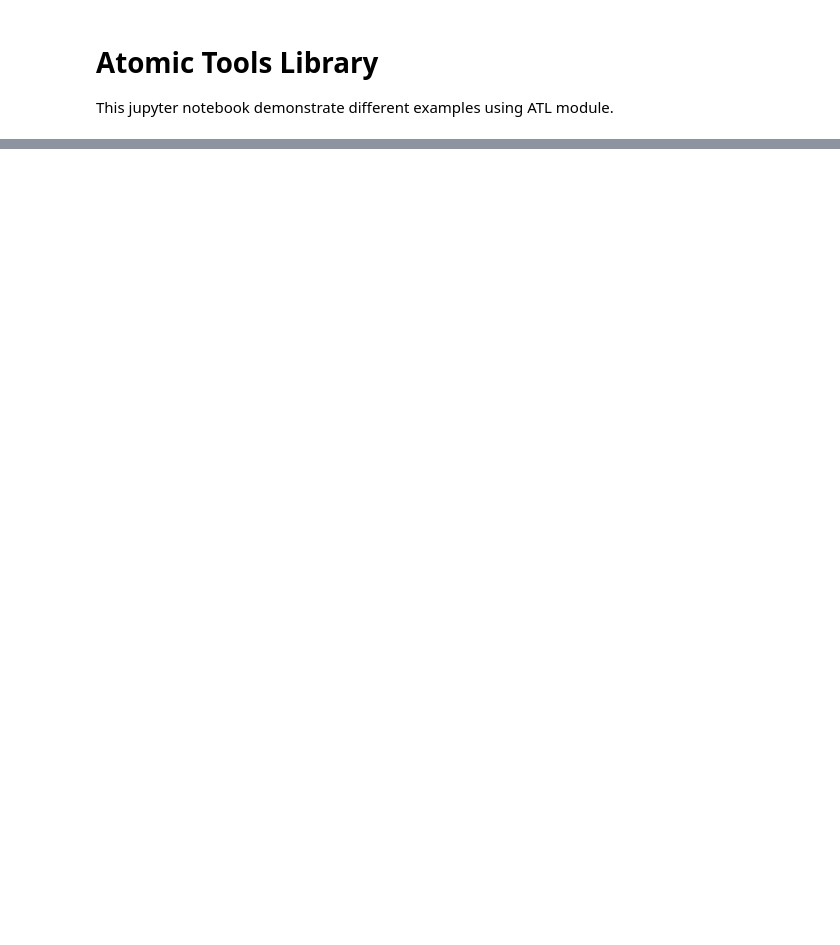
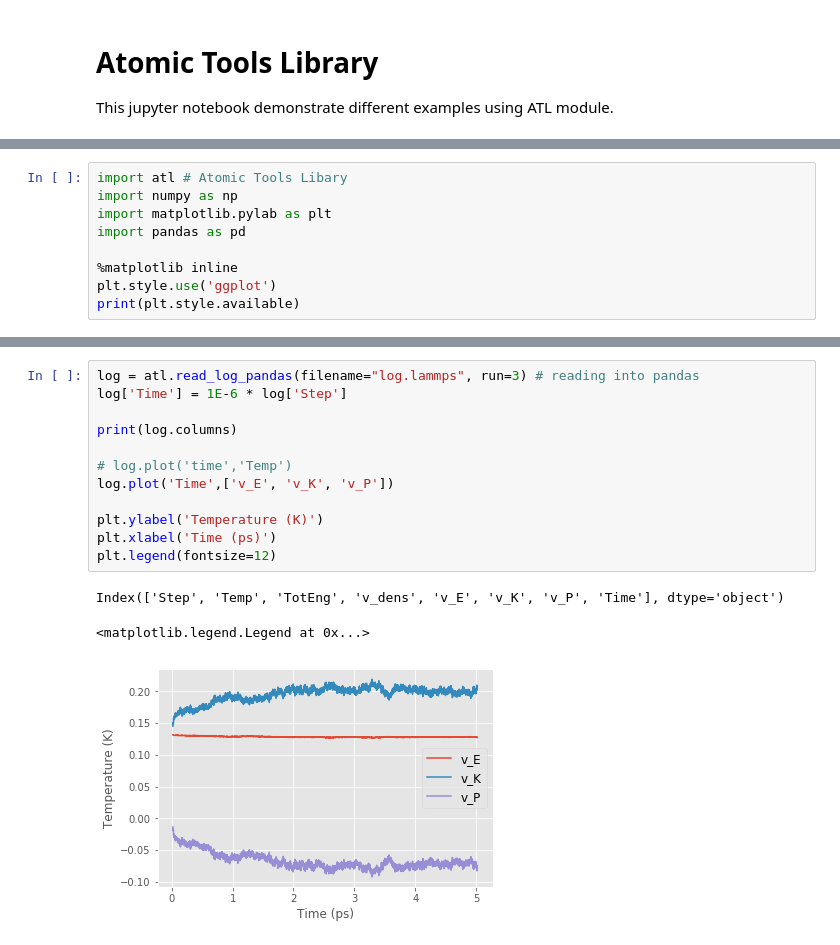
Before and after one commit to hghcomphys/atl, a Jupyter notebook: examples/atl_examples.ipynb, the cells around one changed output, grey strips where cells are left out. Cells and saved outputs as stored; diff of their text form; blank space fills up the shorter version.

```diff
--- a/examples/atl_examples.ipynb
+++ b/examples/atl_examples.ipynb
@@ -106,0 +4,9 @@ print mf
+# %%
+import atl # Atomic Tools Libary
+import numpy as np
+import matplotlib.pylab as plt
+import pandas as pd
+
+%matplotlib inline
+plt.style.use('ggplot')
+print(plt.style.available)
@@ -106,0 +25,16 @@ print mf
+# %%
+log = atl.read_log_pandas(filename="log.lammps", run=3) # reading into pandas
+log['Time'] = 1E-6 * log['Step']
+
+print(log.columns)
+
+# log.plot('time','Temp')
+log.plot('Time',['v_E', 'v_K', 'v_P'])
+
+plt.ylabel('Temperature (K)')
+plt.xlabel('Time (ps)')
+plt.legend(fontsize=12)
+# %% [output]
+Index(['Step', 'Temp', 'TotEng', 'v_dens', 'v_E', 'v_K', 'v_P', 'Time'], dtype='object')
+<matplotlib.legend.Legend at 0x...>
+[figure, added]
```
Also changed, not shown: parts of 46 cells of this notebook, 7 other files.
